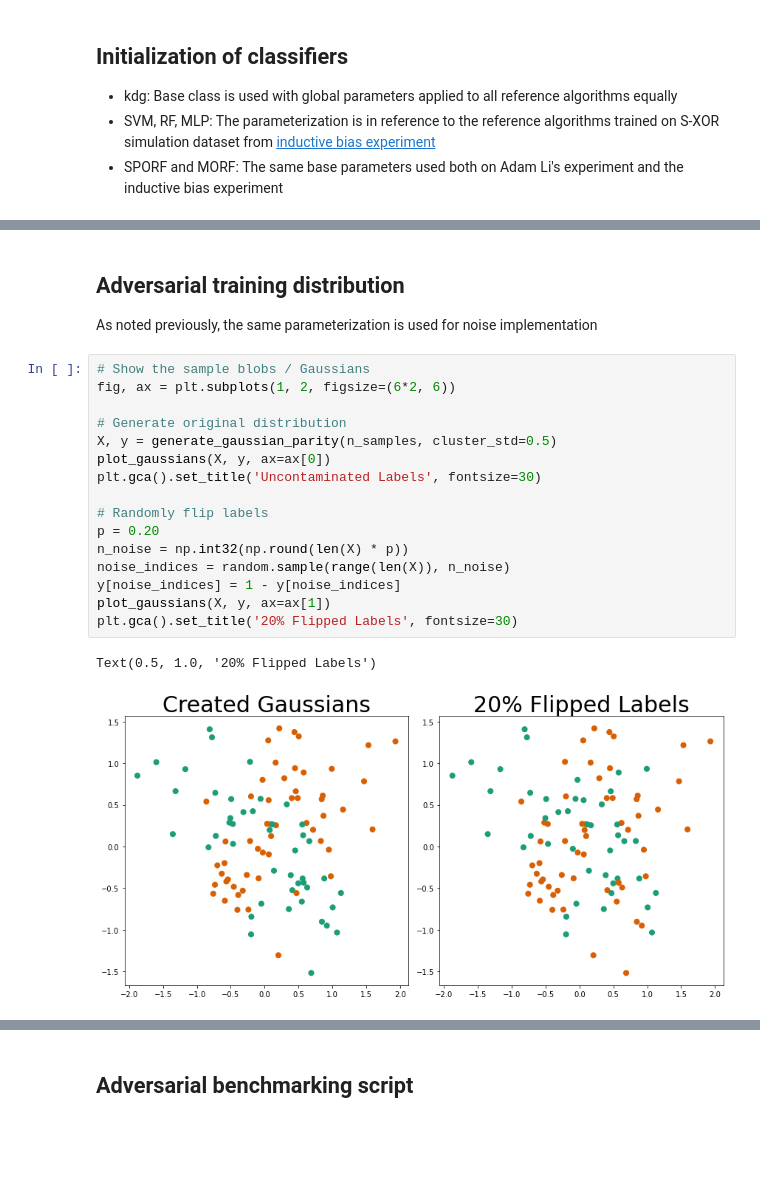
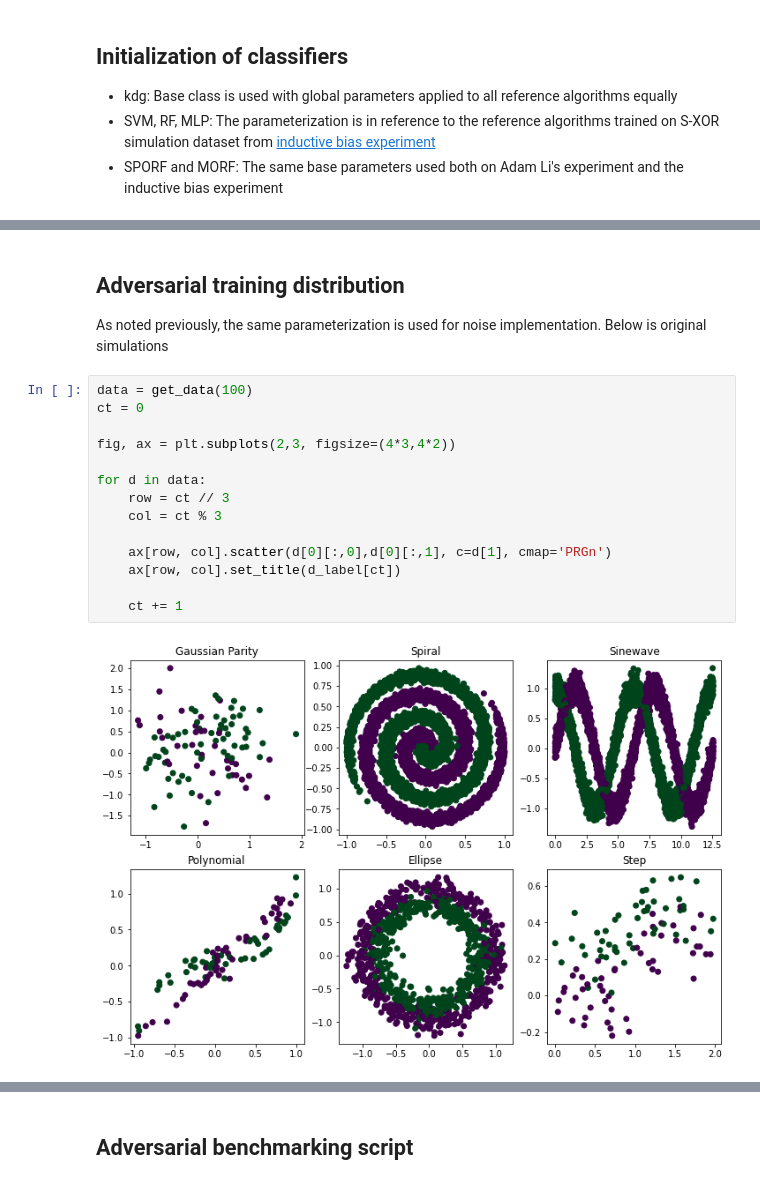
Before and after one commit to jshinm/kdg, a Jupyter notebook: docs/tutorials/kdg_adversarial_benchmarking.ipynb, the cells around one changed output, grey strips where cells are left out. Cells and saved outputs as stored; diff of their text form; blank space fills up the shorter version.

```diff
--- a/docs/tutorials/kdg_adversarial_benchmarking.ipynb
+++ b/docs/tutorials/kdg_adversarial_benchmarking.ipynb
@@ -114,23 +115,20 @@ def init_models():
     return clf
 # %% [markdown]
 ## Adversarial training distribution
-As noted previously, the same parameterization is used for noise implementation
+As noted previously, the same parameterization is used for noise implementation. Below is original simulations
-# %%
-# Show the sample blobs / Gaussians
-fig, ax = plt.subplots(1, 2, figsize=(6*2, 6))
-
-# Generate original distribution
-X, y = generate_gaussian_parity(n_samples, cluster_std=0.5)
-plot_gaussians(X, y, ax=ax[0])
-plt.gca().set_title('Uncontaminated Labels', fontsize=30)
-
-# Randomly flip labels
-p = 0.20
-n_noise = np.int32(np.round(len(X) * p))
-noise_indices = random.sample(range(len(X)), n_noise)
-y[noise_indices] = 1 - y[noise_indices]
-plot_gaussians(X, y, ax=ax[1])
-plt.gca().set_title('20% Flipped Labels', fontsize=30)
-# %% [output]
-Text(0.5, 1.0, '20% Flipped Labels')
-[figure, removed]
+# %%
+data = get_data(100)
+ct = 0
+
+fig, ax = plt.subplots(2,3, figsize=(4*3,4*2))
+
+for d in data:
+    row = ct // 3
+    col = ct % 3
+
+    ax[row, col].scatter(d[0][:,0],d[0][:,1], c=d[1], cmap='PRGn')
+    ax[row, col].set_title(d_label[ct])
+
+    ct += 1
+# %% [output]
+[figure, added]
```
Also changed, not shown: parts of 13 cells of this notebook.
